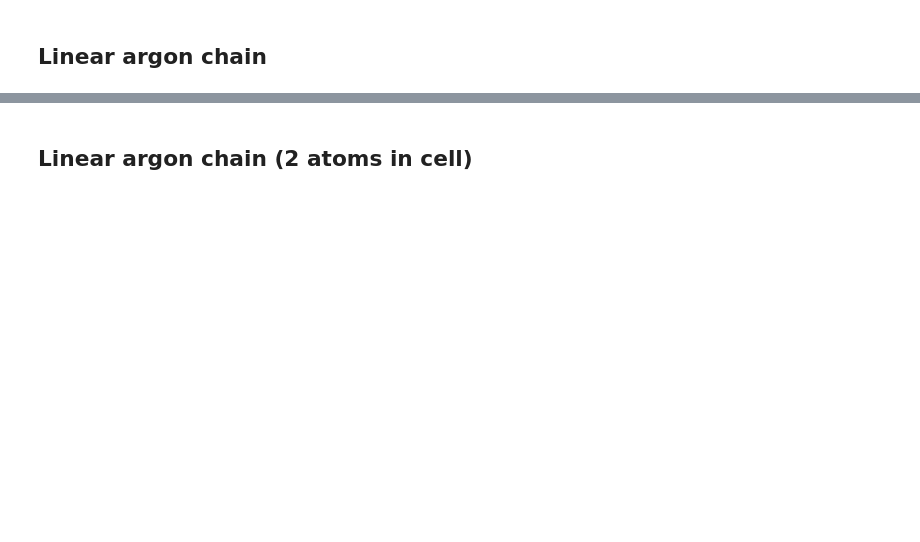
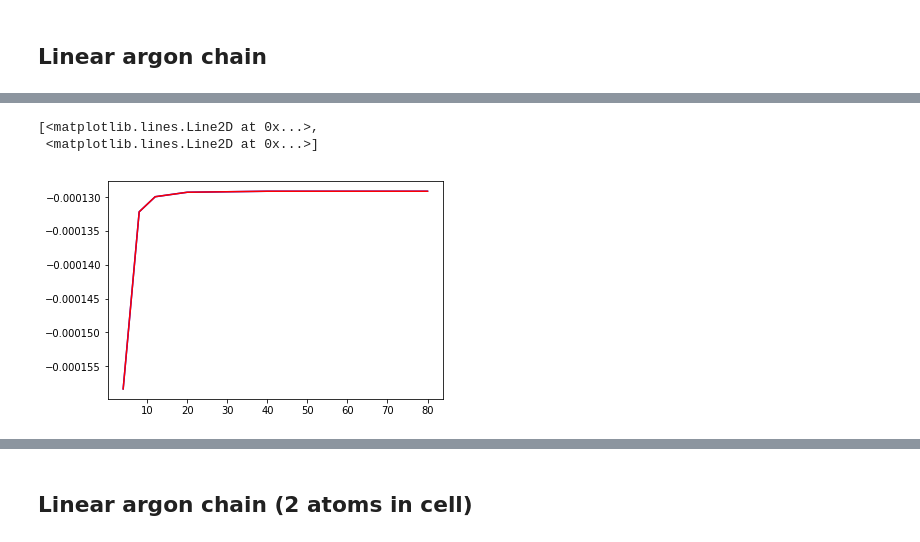
Before and after one commit to libmbd/libmbd, a Jupyter notebook: doc/playground.ipynb, the cells around one changed output, grey strips where cells are left out. Drawn from its saved outputs; the diff is of its cells as text; code cells hidden in the pictures; blank space fills up the shorter version.

```diff
--- a/doc/playground.ipynb
+++ b/doc/playground.ipynb
@@ -51,18 +87,30 @@ ns_kpt = [4, 8, 12, 20, 40, 80]
 enes_periodic = []
 for n_kpt in ns_kpt:
     k_grid = mbd.make_k_grid(mbd.make_g_grid(n_kpt, 1, 1), uc)
-    ene = mbd.get_reciprocal_mbd_energy('R', 'fermi,dip', xyz, alpha_0, omega, k_grid, uc,
-                                      r_vdw=R_vdw, beta=1., a=6.)[0]
+    ene = mbd.get_reciprocal_mbd_energy(
+        'R', 'fermi,dip',
+        xyz, alpha_0, omega, k_grid, uc,
+        r_vdw=R_vdw, beta=1., a=6.
+    )[0]
     enes_periodic.append(ene)
 # %%
 ns_cell = [4, 8, 12, 20, 40, 80]
 enes_supercell = []
 for n_cell in ns_cell:
-    ene = mbd.get_supercell_mbd_energy('C', 'fermi,dip', xyz, alpha_0, omega, uc, (n_cell, 1, 1),
-                                       r_vdw=R_vdw, beta=1., a=6.)[0]
+    ene = mbd.get_supercell_mbd_energy(
+        'C', 'fermi,dip',
+        xyz, alpha_0, omega, uc, (n_cell, 1, 1),
+        r_vdw=R_vdw, beta=1., a=6.
+    )[0]
     enes_supercell.append(ene)
 # %%
-plt.plot(ns_cell, enes_supercell, 'b',
-         ns_kpt, enes_periodic, 'r')
+plt.plot(
+    ns_cell, enes_supercell, 'b',
+    ns_kpt, enes_periodic, 'r'
+)
+# %% [output]
+[<matplotlib.lines.Line2D at 0x...>,
+ <matplotlib.lines.Line2D at 0x...>]
+[figure, added]
 # %%
 mbd.get_ts_energy('C', 'fermi2', xyz, C6, alpha_0, r_vdw=R_vdw, s_r=1., d=6., unit_cell=uc)
```
Also changed, not shown: parts of 43 cells of this notebook, 2 other files.
